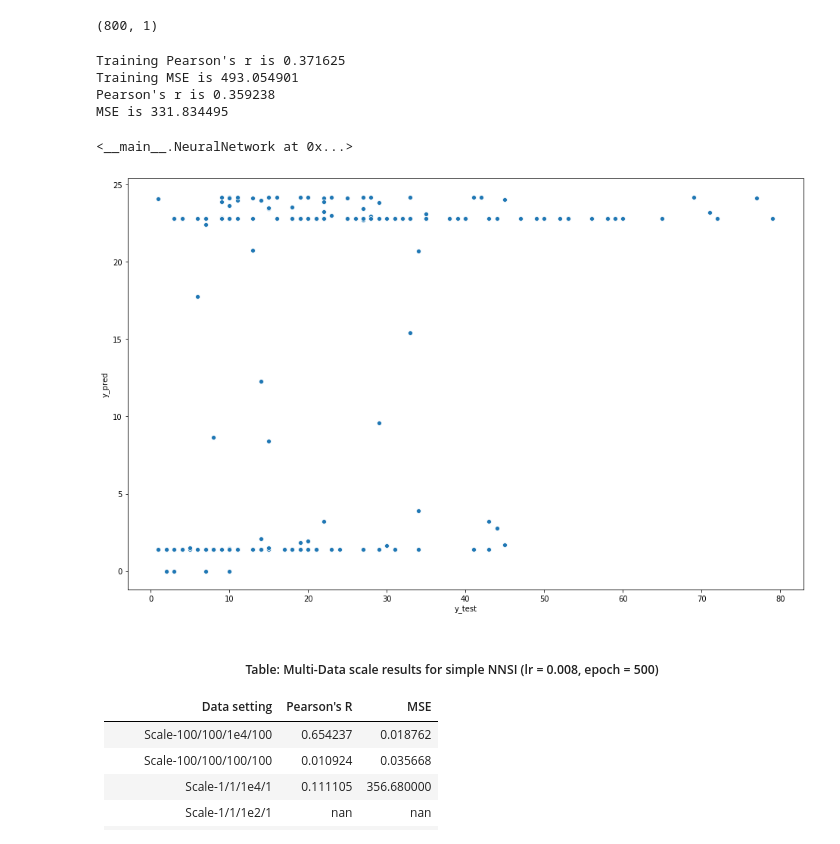
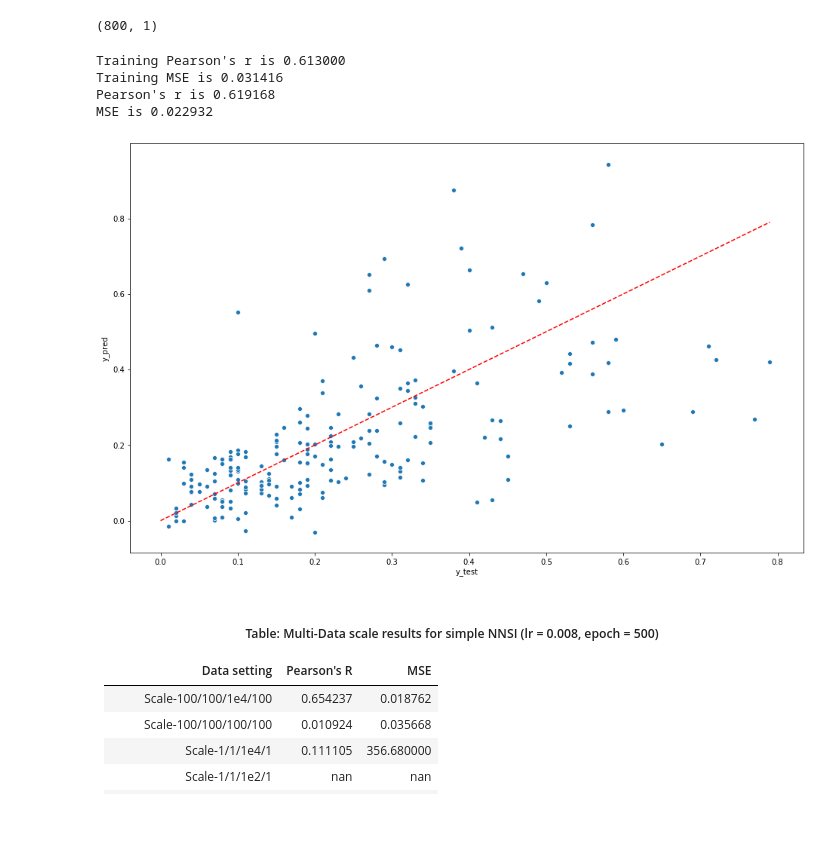
Before and after one commit to leonardzh/zheng_MnM4SDS_project, a Jupyter notebook: MainPlayground.ipynb, the cells around one changed output. Drawn from its saved outputs; the diff is of its cells as text; code cells hidden in the pictures.

```diff
--- a/MainPlayground.ipynb
+++ b/MainPlayground.ipynb
@@ -373,7 +379,9 @@ class NeuralNetwork:
         X = np.hstack((X,np.ones((X.shape[0],1))))
         hidden_layer1 = self.activation1(np.dot(X, self.weights1))
         return self.activation2(np.dot(hidden_layer1, self.weights2))
-
+    def predict(self,X):
+        out = self.test(X)[:,0]
+        return out
     def train(self,X,Y,epoch):
         '''train model with X and Y for num_train_iterations times'''
         #print('training  ---------------->')
@@ -431,20 +439,21 @@ def NNregression(X_train, X_test, y_train, y_test,
     df_m = df.melt('X_Axis', var_name='cols',  value_name='vals')
     plt.figure(figsize=(16, 10))
     sns.scatterplot(x="y_test", y="y_pred", data=df)
+    X_plot = np.linspace(0,np.max(y_test),400)
+    plt.plot(X_plot,X_plot,'r--')
     return neural_network
 # %%
 y_train.shape
 # %% [output]
 (800, 1)
 # %%
-NNregression(X_train, X_test, y_train, y_test,hidden_layer = 4, batch_size = 4,epoch=500,lr=0.008)
+mlpres = NNregression(X_train, X_test, y_train, y_test,hidden_layer = 4, batch_size = 4,epoch=500,lr=0.008)
 # %% [output]
-Training Pearson's r is 0.371625
-Training MSE is 493.054901
-Pearson's r is 0.359238
-MSE is 331.834495
+Training Pearson's r is 0.613000
+Training MSE is 0.031416
+Pearson's r is 0.619168
+MSE is 0.022932
-<__main__.NeuralNetwork at 0x...>
-[figure, old version]
+[figure, new version]
 # %% [markdown]
 
 <h5 align="center">Table: Multi-Data scale results for simple NNSI (lr = 0.008, epoch = 500)</h5>
```
Also changed, not shown: parts of 15 cells of this notebook, 16 other files.
